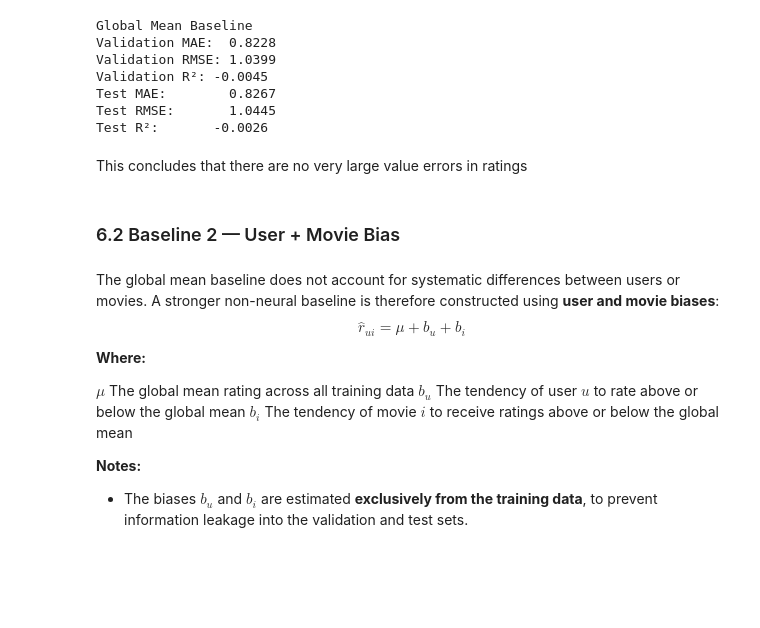
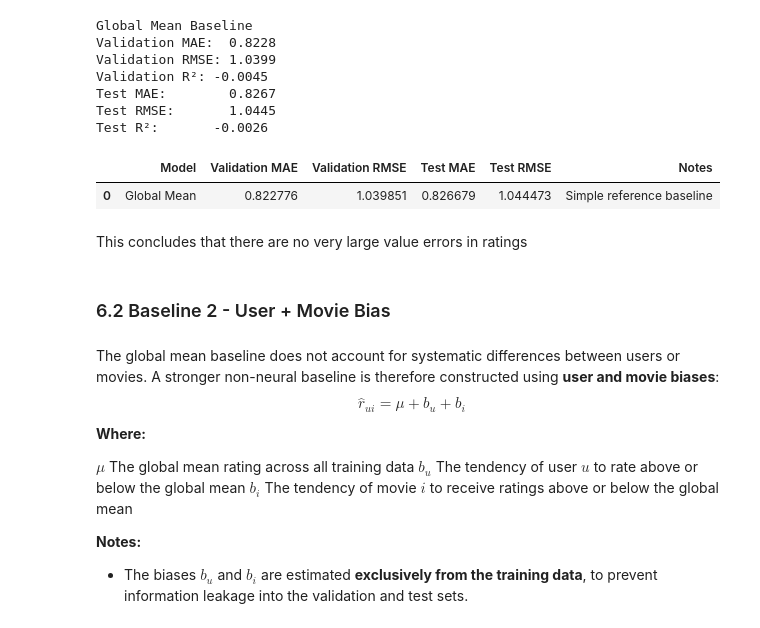
Before and after one commit to Hemanthsai456/Leveraging-Poster-and-Trailer-Audio-Embeddings-for-Cold-Start-Movie-Recommendation, a Jupyter notebook: notebooks/01_Notebook.ipynb, the cells around one changed output. Drawn from its saved outputs; the diff is of its cells as text; code cells hidden in the pictures; blank space fills up the shorter version.

```diff
--- a/notebooks/01_Notebook.ipynb
+++ b/notebooks/01_Notebook.ipynb
@@ -852,20 +878,20 @@ val_pred_mean = np.full(len(val_ratings), global_mean)
 test_pred_mean = np.full(len(test_ratings), global_mean)
 # %%
 # Compute evaluation metrics for the global mean baseline
-val_mae_mean = mean_absolute_error(val_ratings["rating"], val_pred_mean)
-val_rmse_mean = np.sqrt(mean_squared_error(val_ratings["rating"], val_pred_mean))
-val_r2_mean = r2_score(val_ratings["rating"], val_pred_mean)
-test_mae_mean = mean_absolute_error(test_ratings["rating"],test_pred_mean)
-test_rmse_mean = np.sqrt(mean_squared_error(test_ratings["rating"], test_pred_mean))
-test_r2_mean = r2_score(test_ratings["rating"], test_pred_mean)
+val_mae_global = mean_absolute_error(val_ratings["rating"], val_pred_mean)
+val_rmse_global = np.sqrt(mean_squared_error(val_ratings["rating"], val_pred_mean))
+val_r2_global = r2_score(val_ratings["rating"], val_pred_mean)
+test_mae_global = mean_absolute_error(test_ratings["rating"],test_pred_mean)
+test_rmse_global = np.sqrt(mean_squared_error(test_ratings["rating"], test_pred_mean))
+test_r2_global = r2_score(test_ratings["rating"], test_pred_mean)
 
 print("Global Mean Baseline")
-print(f"Validation MAE:  {val_mae_mean:.4f}")
-print(f"Validation RMSE: {val_rmse_mean:.4f}")
-print(f"Validation R²: {val_r2_mean:.4f}")
-print(f"Test MAE:        {test_mae_mean:.4f}")
-print(f"Test RMSE:       {test_rmse_mean:.4f}")
-print(f"Test R²:       {test_r2_mean:.4f}")
+print(f"Validation MAE:  {val_mae_global:.4f}")
+print(f"Validation RMSE: {val_rmse_global:.4f}")
+print(f"Validation R²: {val_r2_global:.4f}")
+print(f"Test MAE:        {test_mae_global:.4f}")
+print(f"Test RMSE:       {test_rmse_global:.4f}")
+print(f"Test R²:       {test_r2_global:.4f}")
 # %% [output]
 Global Mean Baseline
 Validation MAE:  0.8228
@@ -874,10 +900,22 @@ Validation R²: -0.0045
 Test MAE:        0.8267
 Test RMSE:       1.0445
 Test R²:       -0.0026
+# %%
+add_result(
+    "Global Mean",
+    val_mae_global,
+    val_rmse_global,
+    test_mae_global,
+    test_rmse_global,
+    "Simple reference baseline"
+)
+# %% [output]
+|  | Model | Validation MAE | Validation RMSE | Test MAE | Test RMSE | Notes |
+| 0 | Global Mean | 0.822776 | 1.039851 | 0.826679 | 1.044473 | Simple reference baseline |
 # %% [markdown]
 This concludes that there are no very large value errors in ratings
 # %% [markdown]
-### 6.2 Baseline 2 — User + Movie Bias
+### 6.2 Baseline 2 - User + Movie Bias
 # %% [markdown]
 The global mean baseline does not account for systematic differences between users or movies. A stronger non-neural baseline is therefore constructed using **user and movie biases**:
 $$
```
Also changed, not shown: parts of 21 cells of this notebook.
